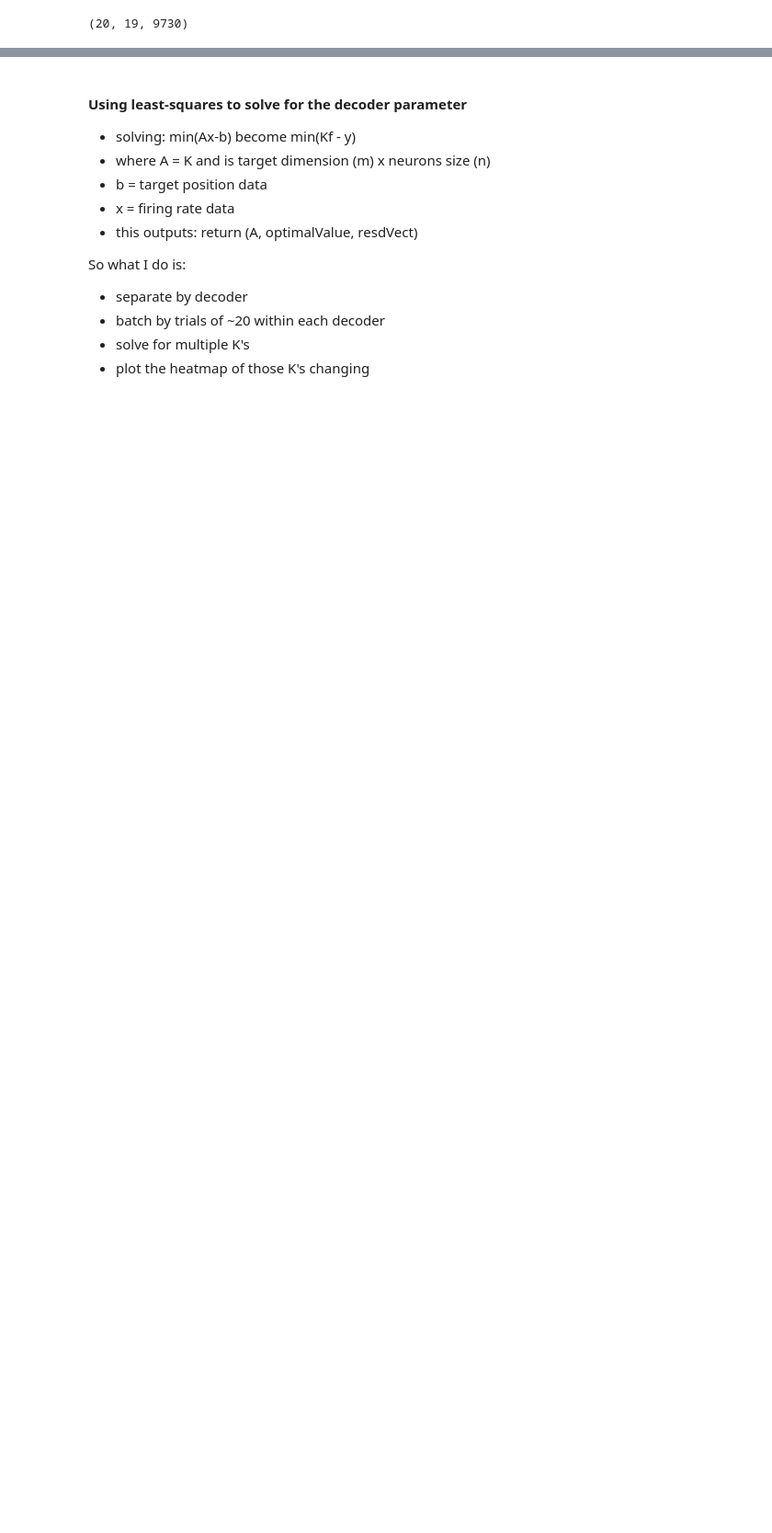
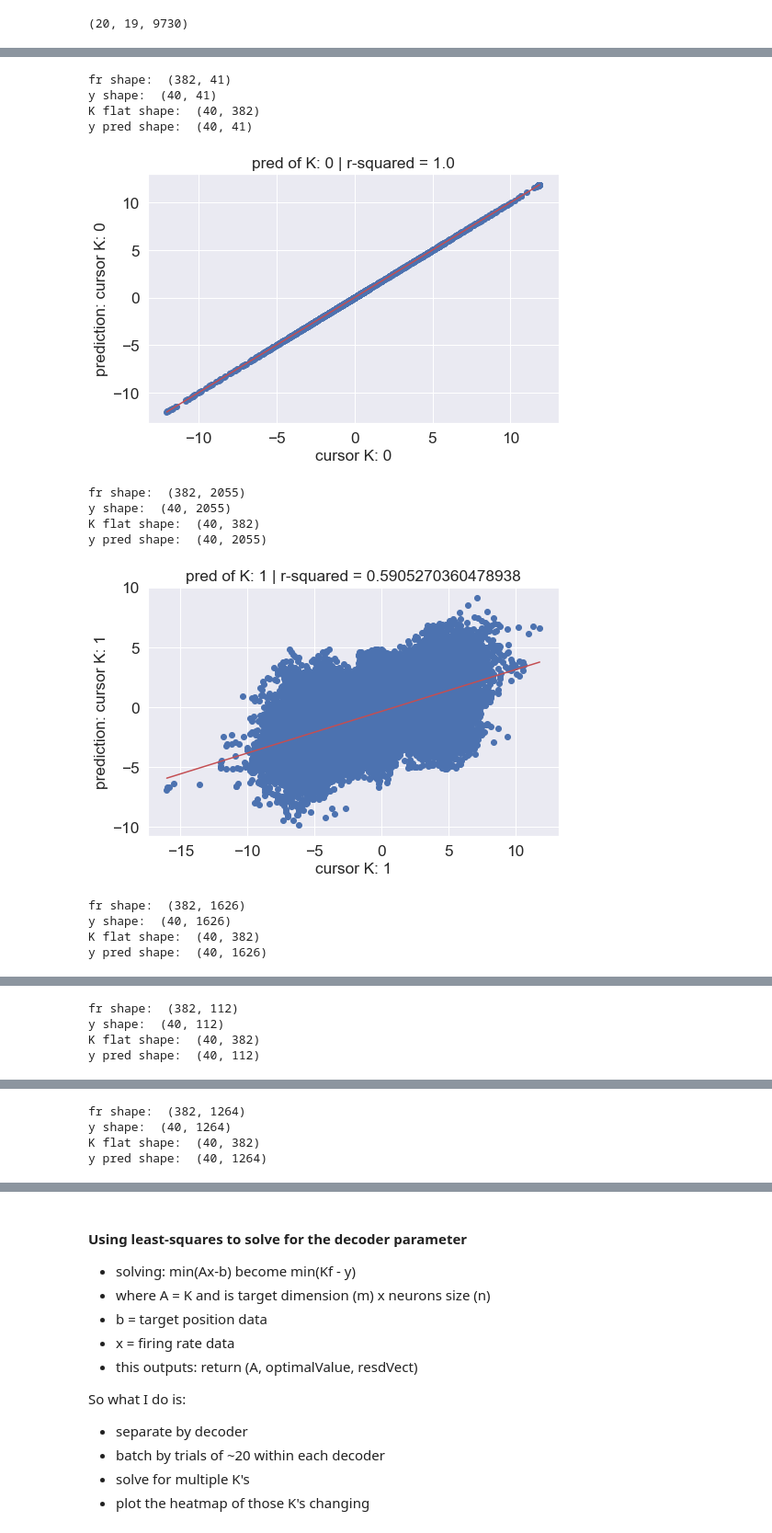
Before and after one commit to mmadduri/BMI_Model, a Jupyter notebook: ExpAnalysis/13July2021_DecoderAnalysis.ipynb, the cells around one changed output, grey strips where cells are left out. Shown at 92% size. Cells and saved outputs as stored; diff of their text form; code cells hidden in the pictures; blank space fills up the shorter version.

```diff
--- a/ExpAnalysis/13July2021_DecoderAnalysis.ipynb
+++ b/ExpAnalysis/13July2021_DecoderAnalysis.ipynb
@@ -429,0 +577,4 @@ K = (y_)@(np.linalg.pinv(fr_0).T)
+# %%
+# yInit = yInterp[:, 0, :]
+yInit = np.zeros((2, 9730))
+yInit.shape
@@ -429,0 +583,7 @@ K = (y_)@(np.linalg.pinv(fr_0).T)
+# %%
+frKSFlat = np.vstack((frFlat, yInit))
+frKSFlat.shape
+
+# b = np.ones((1, frFlat.shape[-1]))
+# # frKSFlat = np.vstack((frFlat, b))
+# # print(frbFlat.shape)
@@ -429,0 +592,44 @@ K = (y_)@(np.linalg.pinv(fr_0).T)
+# %%
+trStart = 0
+KFlat = np.zeros((s*bins, frKSFlat.shape[0], len(bmiTrialsPerDecoder) ))
+yPred = np.zeros_like(yFlat)
+
+r2 = np.zeros((len(bmiTrialsPerDecoder), 1))
+
+for idx, val in enumerate(bmiTrialsPerDecoder):
+    trEnd = trStart+ int(val)
+
+    # organize the fr data and the cursor data
+    frDec = frKSFlat[:, trStart:trEnd]
+    yDec = yFlat[:, trStart:trEnd]
+    print("fr shape: ", frDec.shape)
+    print("y shape: ", yDec.shape)
+
+    KFlat[:,:,idx] =  yDec@np.linalg.pinv(frDec)
+    print("K flat shape: ", KFlat[:,:,idx].shape)
+    yPred[:, trStart:trEnd] = KFlat[:,:,idx]@frDec
+    print("y pred shape: ", yPred[:, trStart:trEnd].shape)
+
+
+#     slope, intercept, r, p, se = scipy.stats.linregress(np.ndarray.flatten(yFlat), np.ndarray.flatten(yPred))
+    plot_r2(yDec, yPred[:, trStart:trEnd], "K: " + str(idx))
+
+#     print("nData shape: ", frDec.shape)
+#     print("kinData shape: ", yDec.shape)
+    trStart = trEnd
+    print("")
+# %% [output]
+fr shape:  (382, 41)
+y shape:  (40, 41)
+K flat shape:  (40, 382)
+y pred shape:  (40, 41)
+[figure, added]
+fr shape:  (382, 2055)
+y shape:  (40, 2055)
+K flat shape:  (40, 382)
+y pred shape:  (40, 2055)
+[figure, added]
+fr shape:  (382, 1626)
+y shape:  (40, 1626)
+K flat shape:  (40, 382)
+y pred shape:  (40, 1626)
@@ -429,0 +637,4 @@ K = (y_)@(np.linalg.pinv(fr_0).T)
+fr shape:  (382, 112)
+y shape:  (40, 112)
+K flat shape:  (40, 382)
+y pred shape:  (40, 112)
@@ -429,0 +642,4 @@ K = (y_)@(np.linalg.pinv(fr_0).T)
+fr shape:  (382, 1264)
+y shape:  (40, 1264)
+K flat shape:  (40, 382)
+y pred shape:  (40, 1264)
```
Also changed, not shown: parts of 63 cells of this notebook, 17 other files.
